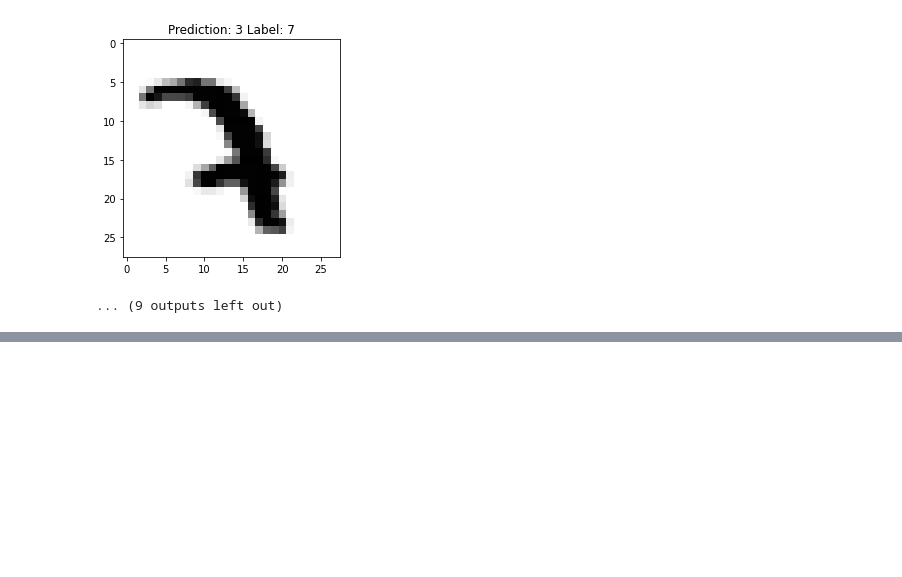
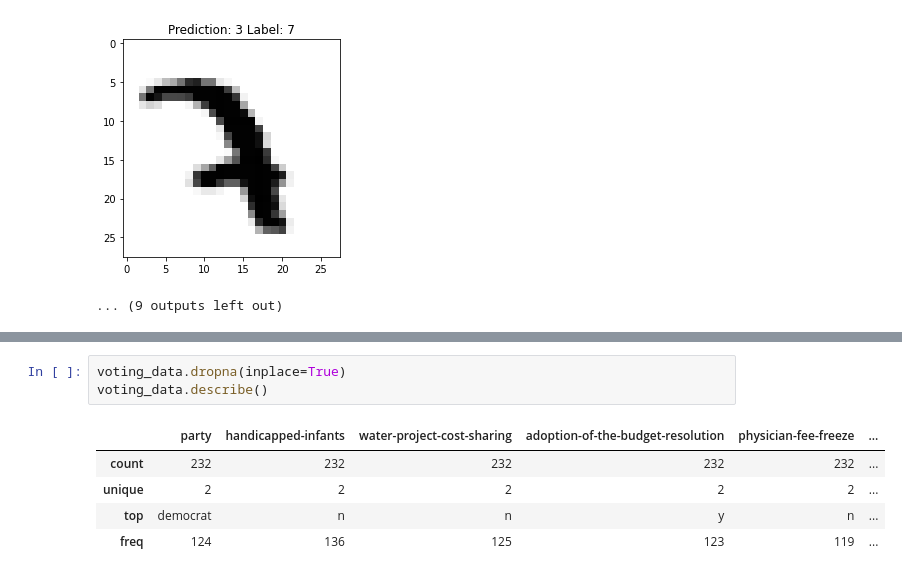
Before and after one commit to leodias-projects/DataScience-keras_tensorflow_course, a Jupyter notebook: tensorflow_keras_api.ipynb, the cells around one changed output, grey strips where cells are left out. Drawn from its saved outputs; the diff is of its cells as text; blank space fills up the shorter version.

```diff
--- a/tensorflow_keras_api.ipynb
+++ b/tensorflow_keras_api.ipynb
@@ -168,0 +224,9 @@ Try adapting that to our code above and see if it makes a difference or not.
+# %%
+voting_data.dropna(inplace=True)
+voting_data.describe()
+# %% [output]
+|  | party | handicapped-infants | water-project-cost-sharing | adoption-of-the-budget-resolution | physician-fee-freeze | ... |
+| count | 232 | 232 | 232 | 232 | 232 | ... |
+| unique | 2 | 2 | 2 | 2 | 2 | ... |
+| top | democrat | n | n | y | n | ... |
+| freq | 124 | 136 | 125 | 123 | 119 | ... |
```
Also changed, not shown: parts of 16 cells of this notebook, 1 other file.
